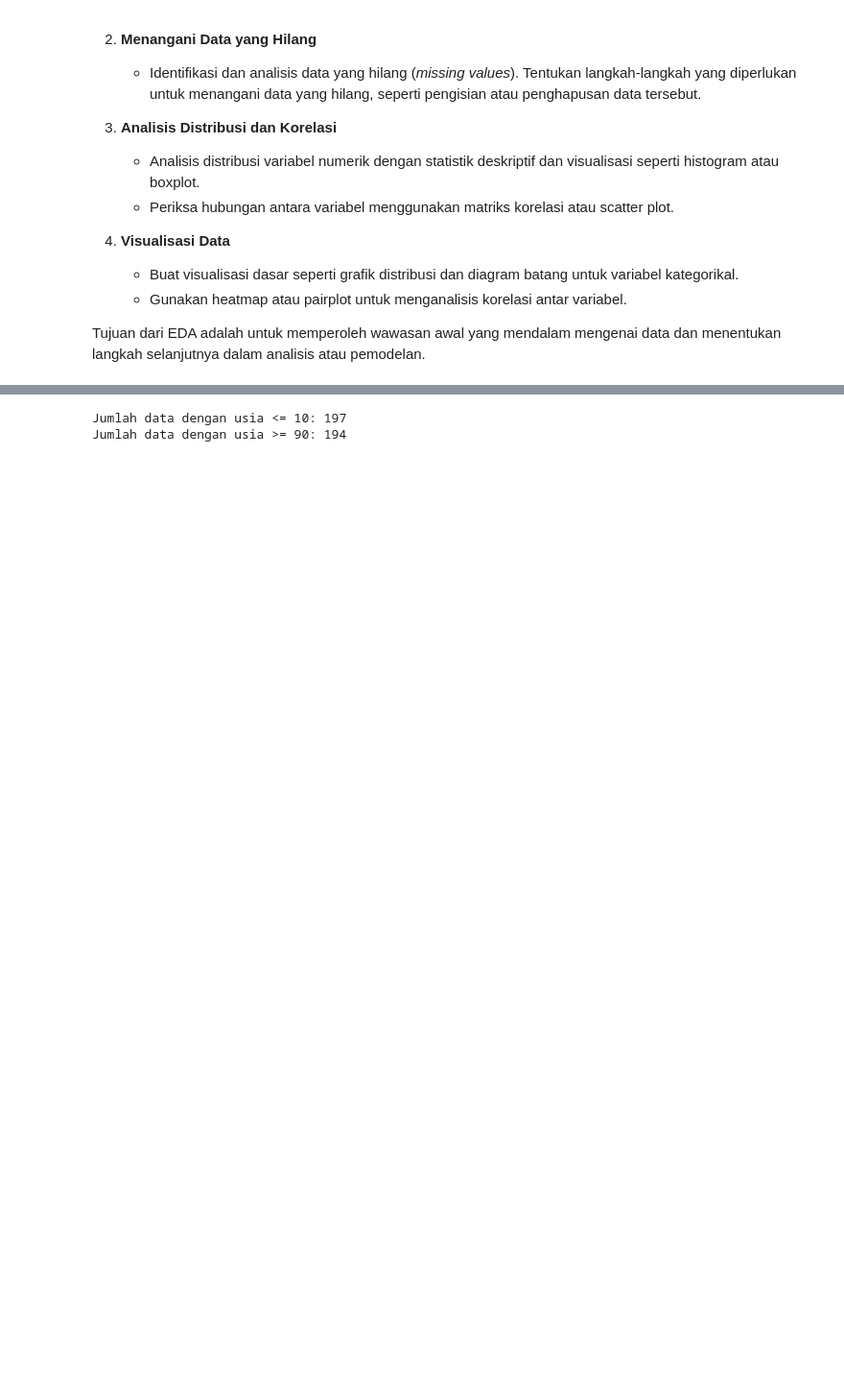
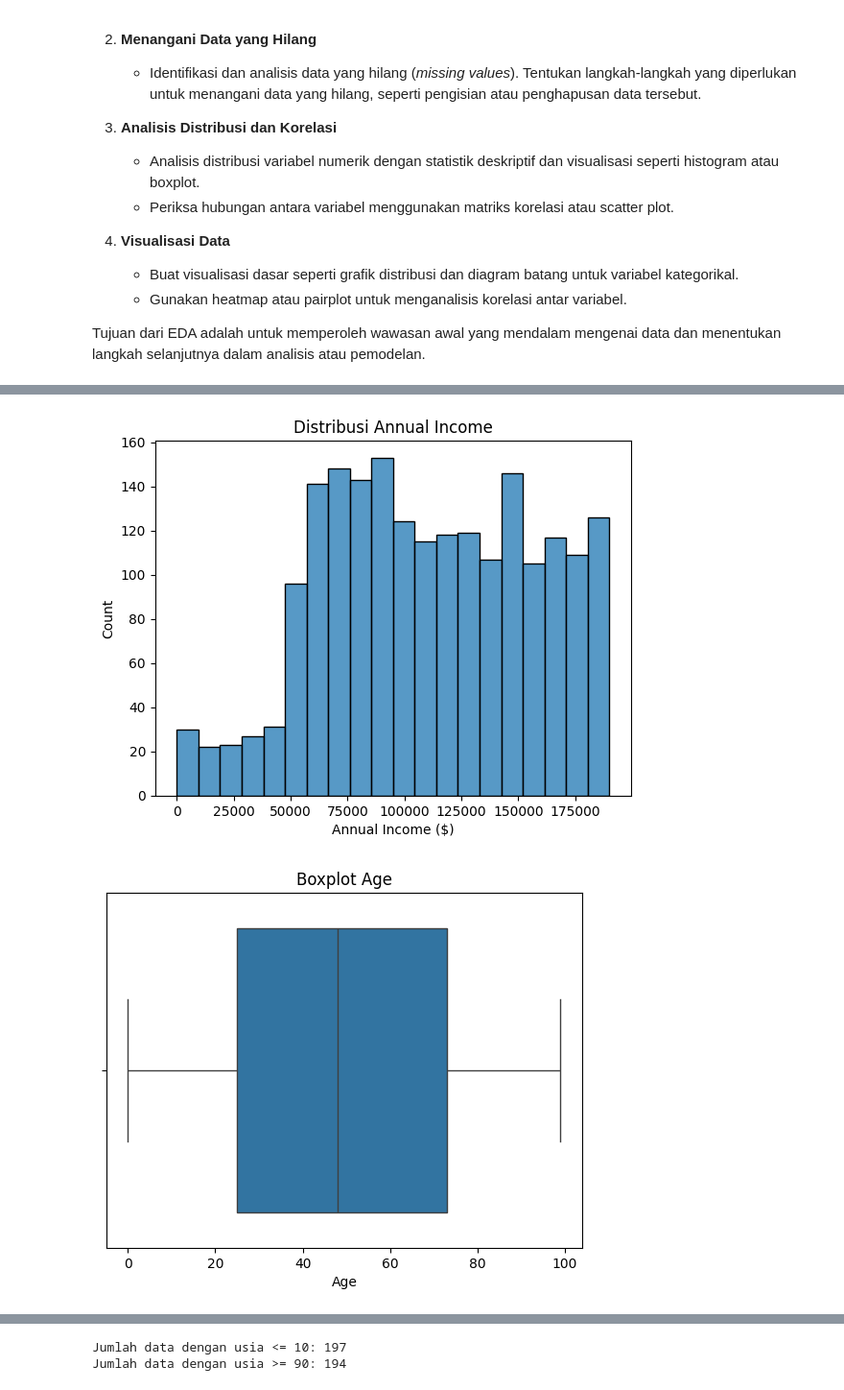
Before and after one commit to danendrafau/customer-segmentation, a Jupyter notebook: [Clustering]_Submission_Akhir_BMLP_Danendra_Fahar_Utama.ipynb, the cells around one changed output, grey strips where cells are left out. Shown at 96% size. Cells and saved outputs as stored; diff of their text form; code cells hidden in the pictures; blank space fills up the shorter version.

```diff
--- a/[Clustering]_Submission_Akhir_BMLP_Danendra_Fahar_Utama.ipynb
+++ b/[Clustering]_Submission_Akhir_BMLP_Danendra_Fahar_Utama.ipynb
@@ -154,0 +142,24 @@ Saya **mencurigai** beberapa data pada kolom "Age" yang bernilai kecil bahkan 0,
+# %%
+#histogram
+sns.histplot(data['Annual Income ($)'], bins=20)
+plt.title('Distribusi Annual Income')
+plt.show()
+
+#boxplot
+sns.boxplot(x=data['Age'])
+plt.title('Boxplot Age')
+plt.show()
+
+#batang
+sns.countplot(x='Gender', data=data)
+plt.title('Distribusi Gender')
+plt.show()
+
+#batang
+sns.countplot(x='Profession', data=data)
+plt.title('Distribusi Profession')
+plt.xticks(rotation=45, ha='right')
+plt.show()
+# %% [output]
+[figure, added]
+[figure, added]
```
Also changed, not shown: parts of 40 cells of this notebook.
